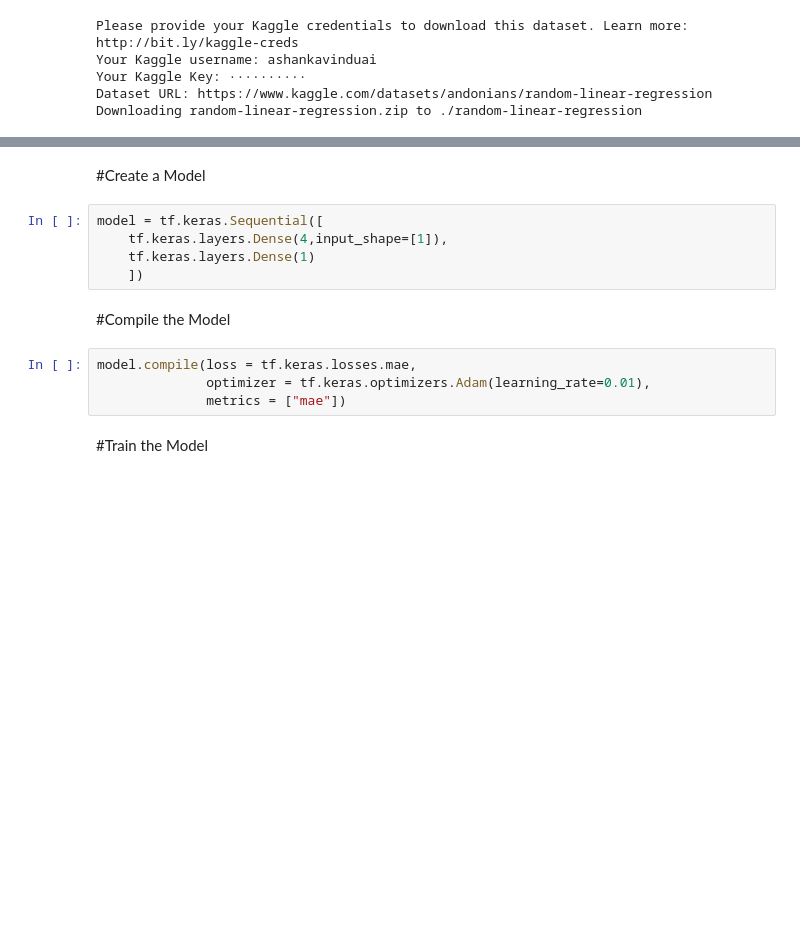
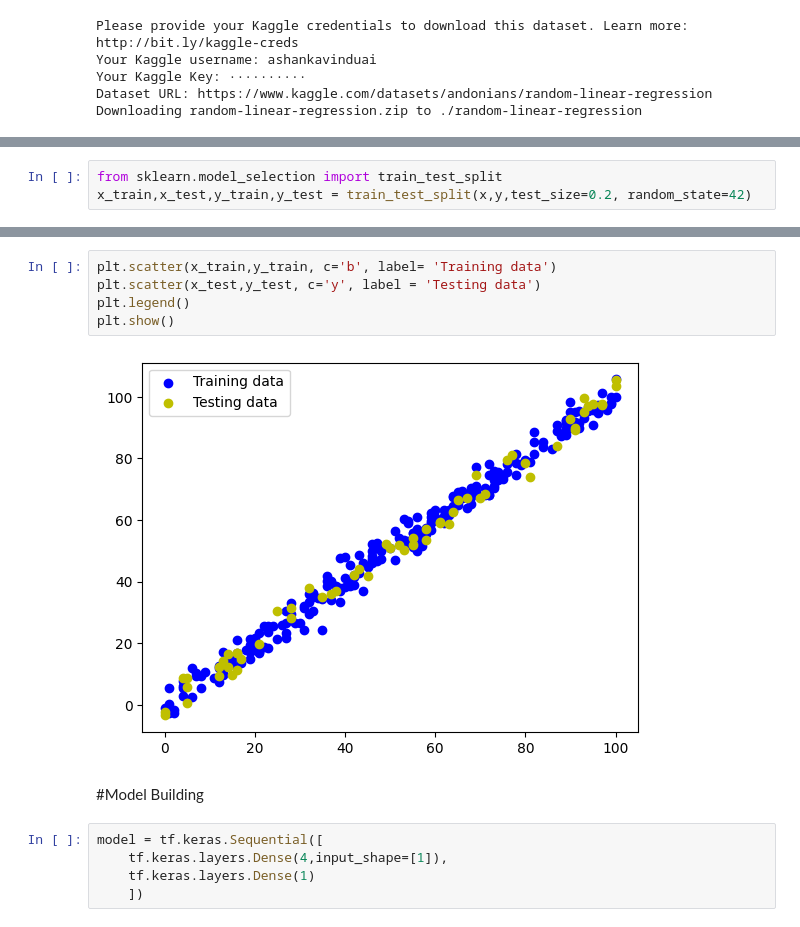
Before and after one commit to Ashan-TUF/Regression_with_TensorFlow, a Jupyter notebook: Regression_with_TensorFlow.ipynb, the cells around one changed output, grey strips where cells are left out. Drawn from its saved outputs; the diff is of its cells as text; blank space fills up the shorter version.

```diff
--- a/Regression_with_TensorFlow.ipynb
+++ b/Regression_with_TensorFlow.ipynb
@@ -37,0 +97,3 @@ Downloading random-linear-regression.zip to ./random-linear-regression
+# %%
+from sklearn.model_selection import train_test_split
+x_train,x_test,y_train,y_test = train_test_split(x,y,test_size=0.2, random_state=42)
@@ -38,15 +104,14 @@ Downloading random-linear-regression.zip to ./random-linear-regression
+# %%
+plt.scatter(x_train,y_train, c='b', label= 'Training data')
+plt.scatter(x_test,y_test, c='y', label = 'Testing data')
+plt.legend()
+plt.show()
+# %% [output]
+[figure, added]
 # %% [markdown]
-#Create a Model
+#Model Building
 # %%
 model = tf.keras.Sequential([
     tf.keras.layers.Dense(4,input_shape=[1]),
     tf.keras.layers.Dense(1)
     ])
-# %% [markdown]
-#Compile the Model
-# %%
-model.compile(loss = tf.keras.losses.mae,
-              optimizer = tf.keras.optimizers.Adam(learning_rate=0.01),
-              metrics = ["mae"])
-# %% [markdown]
-#Train the Model
```
Also changed, not shown: parts of 10 cells of this notebook.
